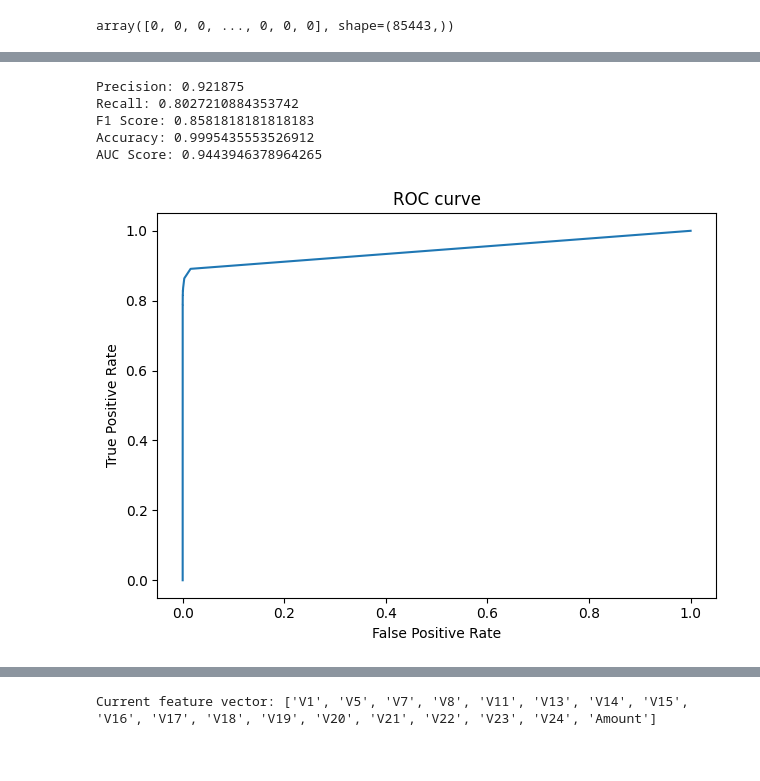
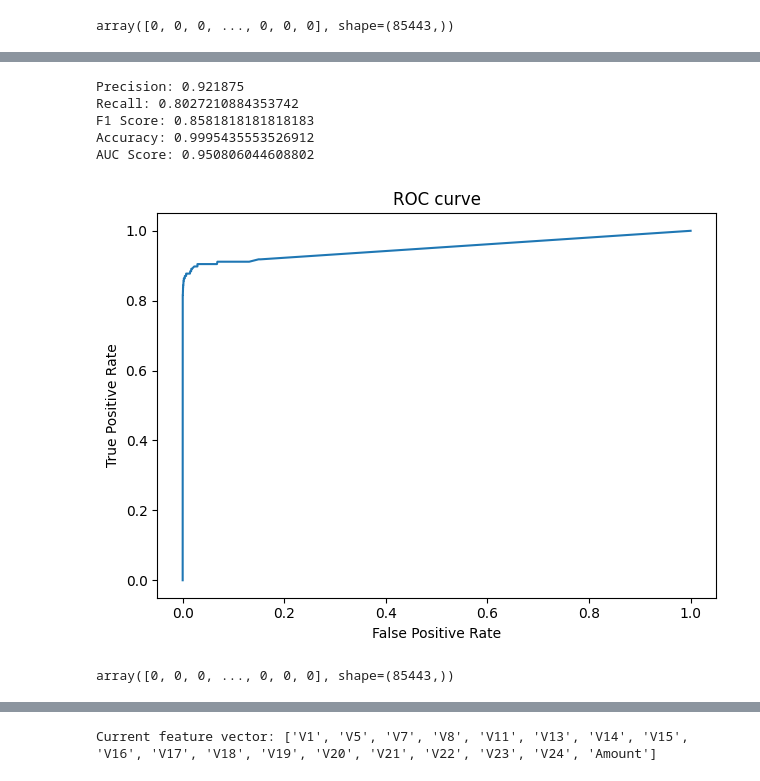
Before and after one commit to karanbir-singh/NAML-Project, a Jupyter notebook: notebooks/Random Forest.ipynb, the cells around one changed output, grey strips where cells are left out. Saved outputs shown, nothing was run; the diff lists cells and outputs as text; code cells hidden in the pictures.

```diff
--- a/notebooks/Random Forest.ipynb
+++ b/notebooks/Random Forest.ipynb
@@ -165,8 +203,8 @@ rf = RandomForest(n_trees = 25,
 #Once defined, we can train the model
 rf.fit(X_train, y_train)
 # %%
-#Once trained, we can make predictions
-y_pred, votes = rf.predict(X_test)
+#Once trained, we can make predictions with type = "prob"
+y_pred, votes = rf.predict(X_test, type = "prob")
 y_pred
 # %% [output]
 array([0, 0, 0, ..., 0, 0, 0], shape=(85443,))
@@ -173,25 +221,30 @@ array([0, 0, 0, ..., 0, 0, 0], shape=(85443,))
 # %%
 metrics = me.compute_metrics(y_test, y_pred)
 
 print("Precision:", metrics["precision"][0])
 print("Recall:", metrics["recall"][0])
 print("F1 Score:", metrics["f1-score"][0])
 print("Accuracy:", metrics["accuracy"][0])
 
-votes[y_pred == 0] = 1 - votes[y_pred == 0]
-fpr, tpr, auc = me.compute_roc_auc(y_test, votes)
+fpr, tpr, auc = me.compute_roc_auc(y_test, votes[:, 1])
 print("AUC Score:", auc)
 
 plt.plot(fpr, tpr)
 plt.xlabel("False Positive Rate")
 plt.ylabel("True Positive Rate")
 plt.title("ROC curve")
 plt.tight_layout()
 plt.show()
 # %% [output]
 Precision: 0.921875
 Recall: 0.8027210884353742
 F1 Score: 0.8581818181818183
 Accuracy: 0.9995435553526912
-AUC Score: 0.9443946378964265
+AUC Score: 0.950806044608802
-[figure, old version]
+[figure, new version]
+# %%
+#Or we can make predictions with type = "voting"
+y_pred, votes = rf.predict(X_test, type = "voting")
+y_pred
+# %% [output]
+array([0, 0, 0, ..., 0, 0, 0], shape=(85443,))
```
Also changed, not shown: parts of 19 cells of this notebook, 6 other files.
